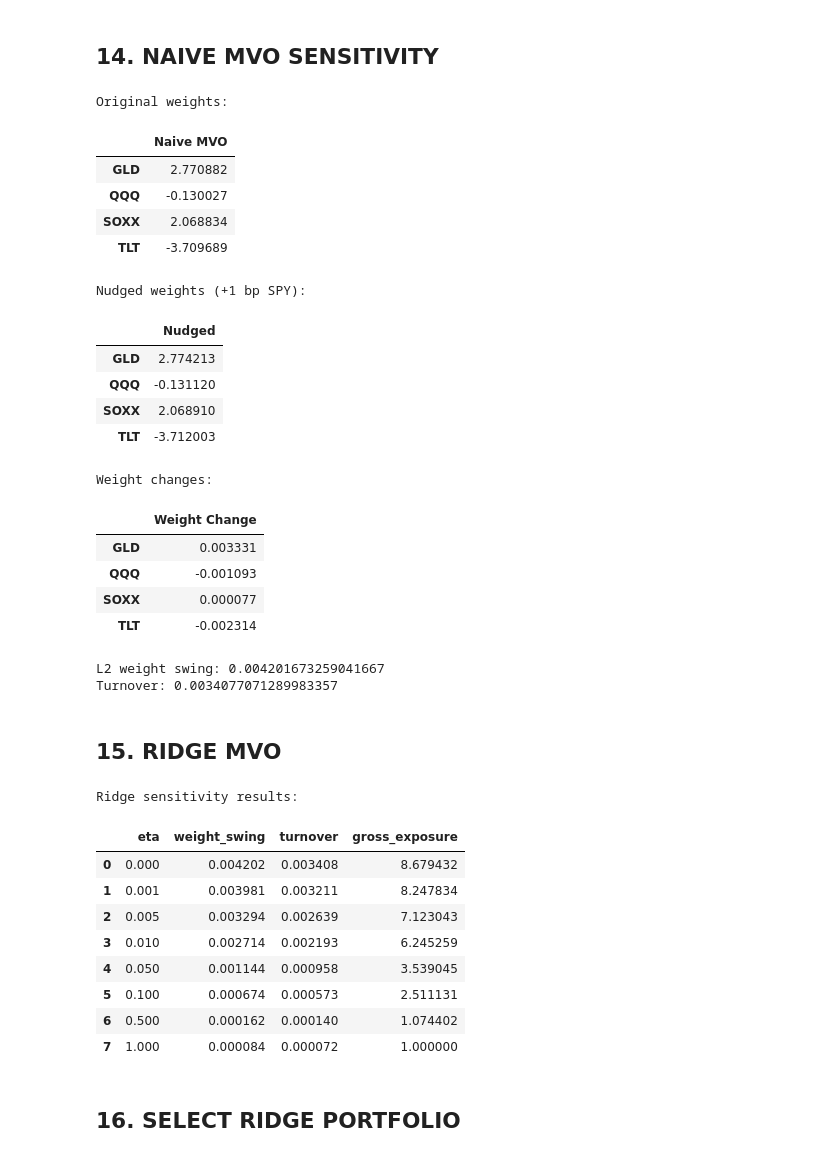
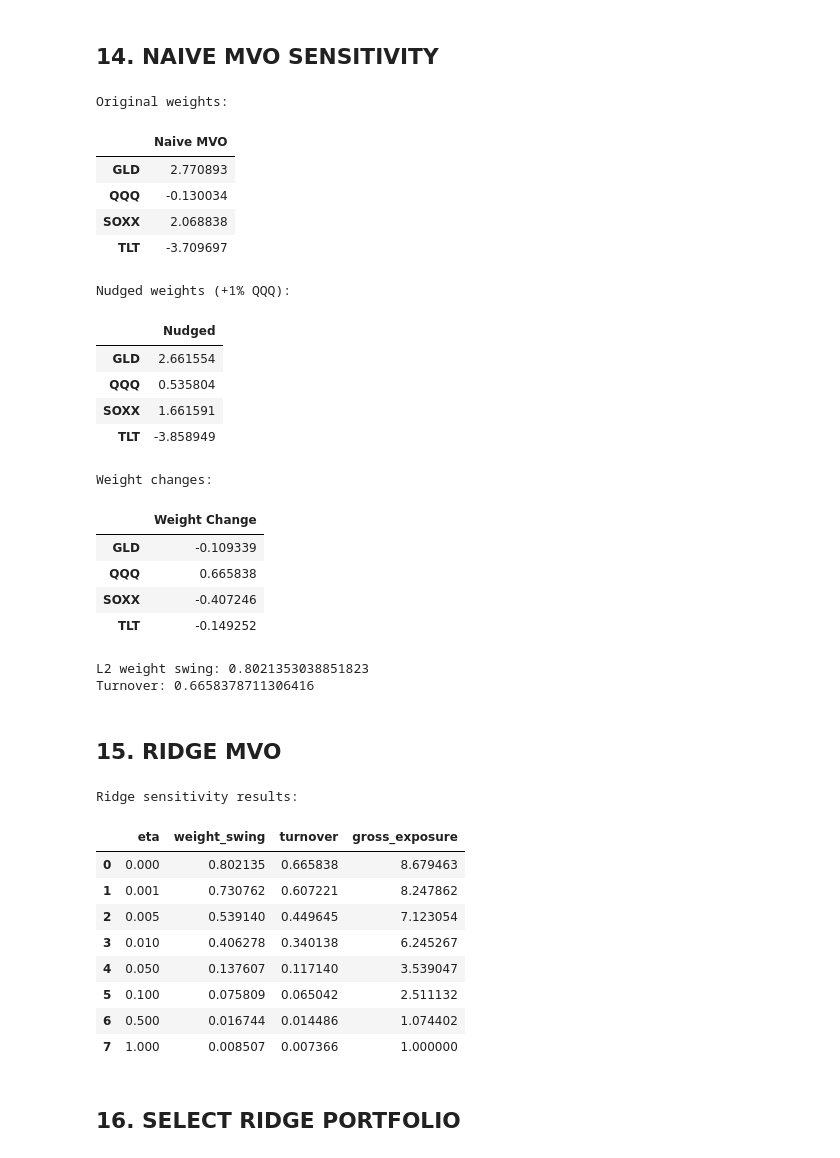
Before and after one commit to cyee02/MQF, a Jupyter notebook: QF600/Assignment 2 - Beta Neutral/Asset Pricing Week 5 assignment -2.ipynb, the cells around one changed output. Cells and saved outputs as stored; diff of their text form; code cells hidden in the pictures.

```diff
--- a/QF600/Assignment 2 - Beta Neutral/Asset Pricing Week 5 assignment -2.ipynb
+++ b/QF600/Assignment 2 - Beta Neutral/Asset Pricing Week 5 assignment -2.ipynb
@@ -55,11 +55,11 @@ lam = 1.0
 
 # Expected-return perturbation:
 # 1 basis point = 0.0001
-nudge_bps = 0.0001
+nudge = 0.01
 
 print("Trading days:", trading_days)
 print("Lambda:", lam)
-print("Expected-return nudge:", nudge_bps)
+print("Expected-return nudge:", nudge)
 # %% [output]
 Trading days: 252
 Lambda: 1.0
@@ -560,8 +560,8 @@ Gross exposure: 8.67943173585602
 # %%
 mu_nudged = mu_np.copy()
 
-# Nudge SPY expected return by exactly 1 basis point
-mu_nudged[0] += nudge_bps
+# Nudge QQQ expected return by exactly 1%
+mu_nudged[1] += nudge
 
 rhs_nudged = np.concatenate([
     mu_nudged,
@@ -574,52 +574,52 @@ solution_nudged = np.linalg.solve(
 )
 
 w_naive_nudged = pd.Series(
     solution_nudged[:n],
     index=tickers,
     name="Nudged"
 )
 
 weight_swing_naive = w_naive_nudged - w_naive
 
 turnover_naive = (
     0.5 * weight_swing_naive.abs().sum()
 )
 
 print("Original weights:")
 display(w_naive.to_frame())
 
-print("\nNudged weights (+1 bp SPY):")
+print("\nNudged weights (+1% QQQ):")
 display(w_naive_nudged.to_frame())
 
 print("\nWeight changes:")
 display(weight_swing_naive.to_frame("Weight Change"))
 
 print("\nL2 weight swing:",
       np.linalg.norm(weight_swing_naive))
 
 print("Turnover:",
       turnover_naive)
 # %% [output]
 Original weights:
 |  | Naive MVO |
-| GLD | 2.770882 |
-| QQQ | -0.130027 |
-| SOXX | 2.068834 |
-| TLT | -3.709689 |
+| GLD | 2.770893 |
+| QQQ | -0.130034 |
+| SOXX | 2.068838 |
+| TLT | -3.709697 |
-Nudged weights (+1 bp SPY):
+Nudged weights (+1% QQQ):
 |  | Nudged |
-| GLD | 2.774213 |
-| QQQ | -0.131120 |
-| SOXX | 2.068910 |
-| TLT | -3.712003 |
+| GLD | 2.661554 |
+| QQQ | 0.535804 |
+| SOXX | 1.661591 |
+| TLT | -3.858949 |
 Weight changes:
 |  | Weight Change |
-| GLD | 0.003331 |
-| QQQ | -0.001093 |
-| SOXX | 0.000077 |
-| TLT | -0.002314 |
+| GLD | -0.109339 |
+| QQQ | 0.665838 |
+| SOXX | -0.407246 |
+| TLT | -0.149252 |
-L2 weight swing: 0.004201673259041667
-Turnover: 0.0034077071289983357
+L2 weight swing: 0.8021353038851823
+Turnover: 0.6658378711306416
 # %% [markdown]
 ## 15. RIDGE MVO
 # %%
@@ -702,14 +702,14 @@ display(ridge_results.round(6))
 # %% [output]
 Ridge sensitivity results:
 |  | eta | weight_swing | turnover | gross_exposure |
-| 0 | 0.000 | 0.004202 | 0.003408 | 8.679432 |
-| 1 | 0.001 | 0.003981 | 0.003211 | 8.247834 |
-| 2 | 0.005 | 0.003294 | 0.002639 | 7.123043 |
-| 3 | 0.010 | 0.002714 | 0.002193 | 6.245259 |
-| 4 | 0.050 | 0.001144 | 0.000958 | 3.539045 |
-| 5 | 0.100 | 0.000674 | 0.000573 | 2.511131 |
-| 6 | 0.500 | 0.000162 | 0.000140 | 1.074402 |
-| 7 | 1.000 | 0.000084 | 0.000072 | 1.000000 |
+| 0 | 0.000 | 0.802135 | 0.665838 | 8.679463 |
+| 1 | 0.001 | 0.730762 | 0.607221 | 8.247862 |
+| 2 | 0.005 | 0.539140 | 0.449645 | 7.123054 |
+| 3 | 0.010 | 0.406278 | 0.340138 | 6.245267 |
+| 4 | 0.050 | 0.137607 | 0.117140 | 3.539047 |
+| 5 | 0.100 | 0.075809 | 0.065042 | 2.511132 |
+| 6 | 0.500 | 0.016744 | 0.014486 | 1.074402 |
+| 7 | 1.000 | 0.008507 | 0.007366 | 1.000000 |
 # %% [markdown]
 ## 16. SELECT RIDGE PORTFOLIO
 # %%
```
Also changed, not shown: parts of 13 cells of this notebook.
